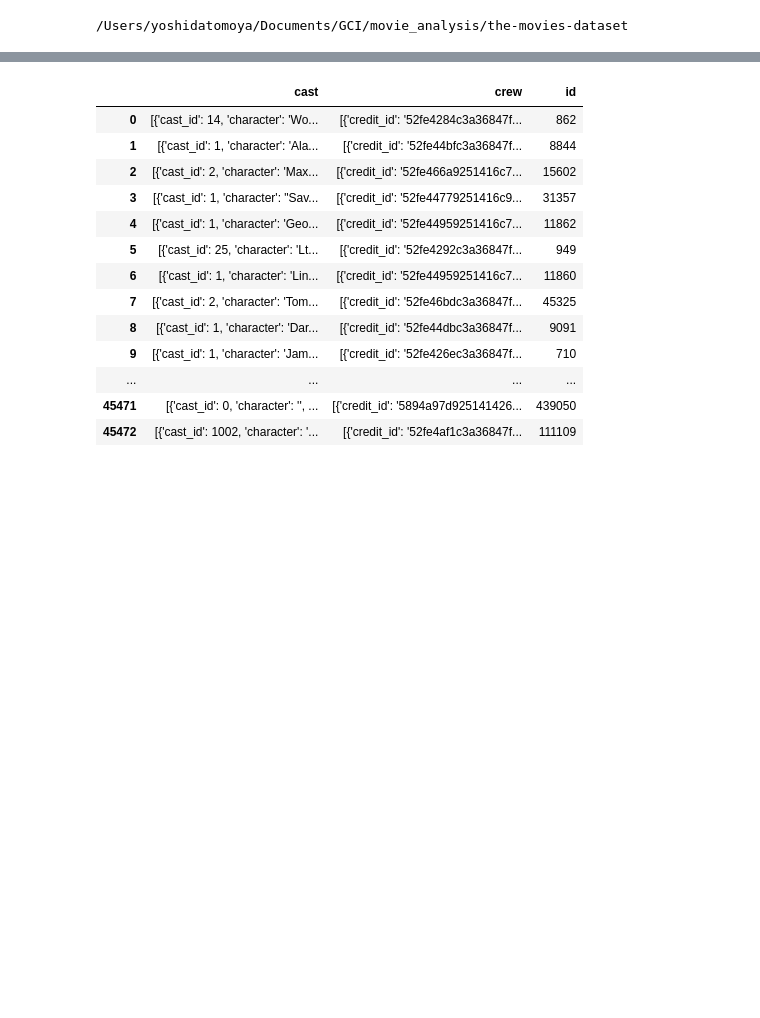
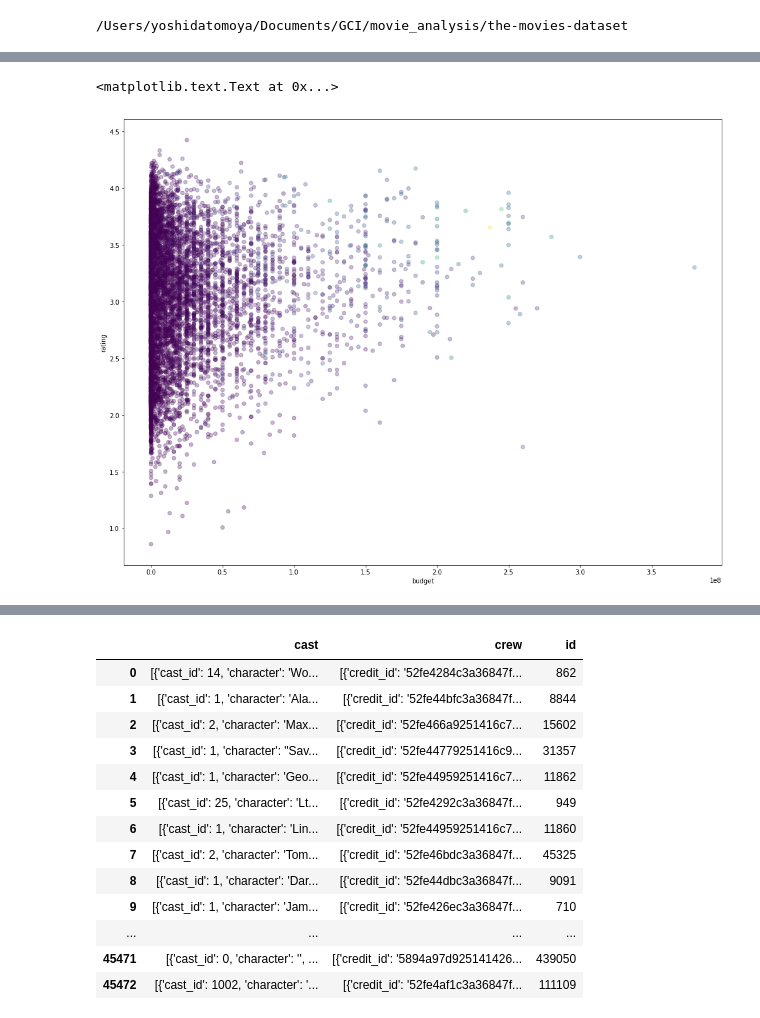
Before and after one commit to gci-team4/movie_yoshida, a Jupyter notebook: movie_analysis.ipynb, the cells around one changed output, grey strips where cells are left out. Drawn from its saved outputs; the diff is of its cells as text; code cells hidden in the pictures; blank space fills up the shorter version.

```diff
--- a/movie_analysis.ipynb
+++ b/movie_analysis.ipynb
@@ -23,0 +206,11 @@ keywords.csv*        links_small.csv*     ratings_small.csv*
+# %%
+figsize(17, 13)
+
+score_meta = score_meta[score_meta.budget!=0.0]
+plt.scatter(score_meta['budget'], score_meta['95%_least_plausible'], c=score_meta['revenue'], alpha=0.3)
+plt.xlabel('budget')
+plt.ylabel('rating')
+#plt.savefig('budget_rating.jpg')
+# %% [output]
+<matplotlib.text.Text at 0x...>
+[figure, added]
```
Also changed, not shown: parts of 30 cells of this notebook, 1 other file.
